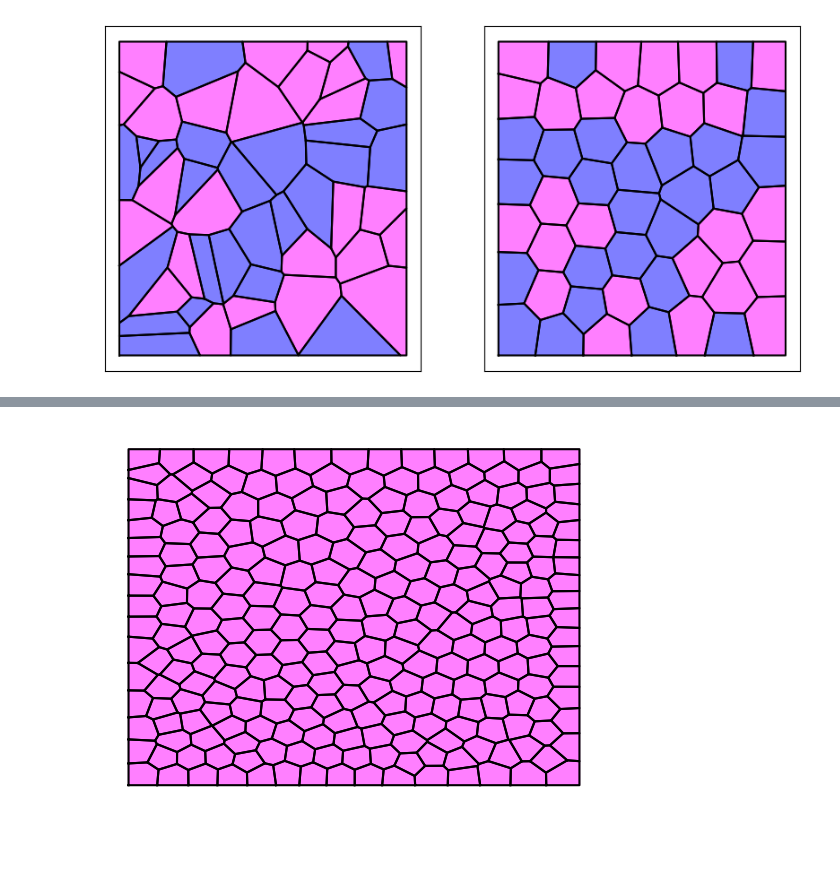
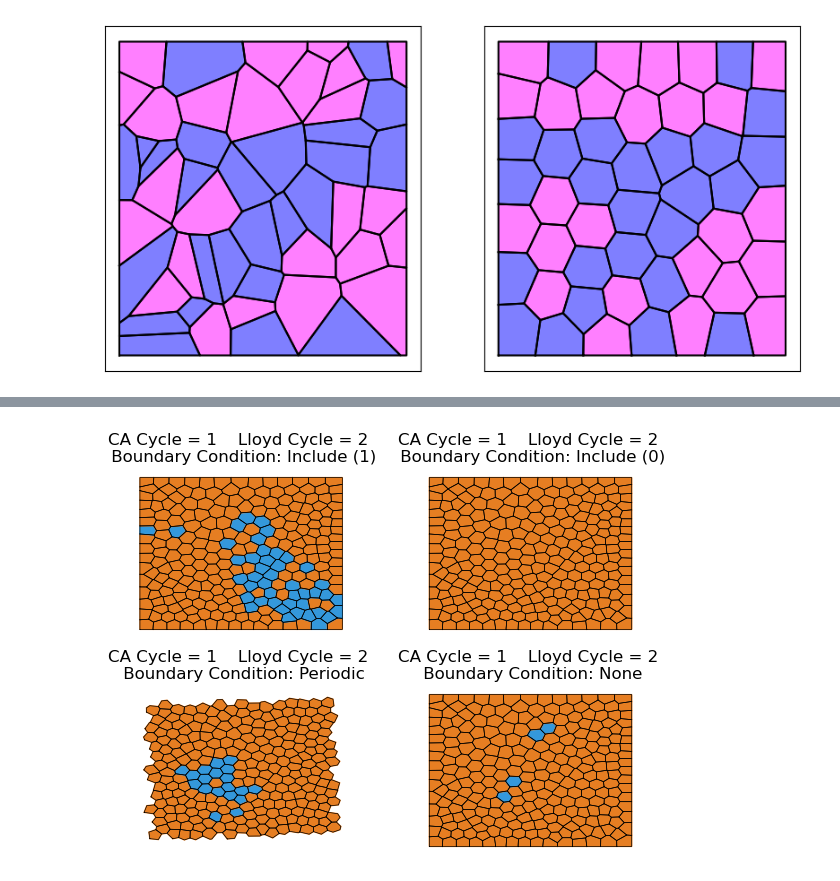
Before and after one commit to SVD1221/Fall26DirectedStudy, a Jupyter notebook: Fall26DirectedStudy/Voro_CA/Visualize_Voro_CA.ipynb, the cells around one changed output, grey strips where cells are left out. Cells and saved outputs as stored; diff of their text form; code cells hidden in the pictures; blank space fills up the shorter version.

Commit message:
animations

```diff
--- a/Fall26DirectedStudy/Voro_CA/Visualize_Voro_CA.ipynb
+++ b/Fall26DirectedStudy/Voro_CA/Visualize_Voro_CA.ipynb
@@ -111,7 +113,7 @@ for seed_ID, data in Cells.items():
 # %% [output]
 [figure]
 # %%
-file = open("output/Voro_CA_evolution.txt")
+file = open("output/static_Voro_CA/ca_evolution.txt")
 fileString = file.read().split("\n")
 file.close()
 num_seeds = int(fileString[0])
@@ -123,7 +125,7 @@ for i in range(iterations):
 fig, ax = plt.subplots()
 ax.set_axis_off()
 
-Cells = get_Voronoi_Cells_from_File("output/cellID_loc_vert.txt")
+Cells = get_Voronoi_Cells_from_File("output/static_Voro_CA/voro_seeds.txt")
 CIDs = get_IDs(Cells)
 seeds = get_Seeds(Cells)
 vertices = get_Vertices(Cells)
@@ -139,11 +141,11 @@ for i in range(iterations):
         # frame_artists.append(artist0)
         artist1, = ax.plot(verts[0], verts[1], color="black")
         frame_artists.append(artist1)
-        artist2, = ax.fill(verts[0], verts[1], color=colors[color_index], alpha=0.5)
+        artist2, = ax.fill(verts[0], verts[1], color=colors[color_index+2], alpha=0.5)
         frame_artists.append(artist2)
 
     ims.append(frame_artists)
 
 ani = animation.ArtistAnimation(fig, ims, blit=True)
-ani.save("output/static_Voro_CA_animation.gif", writer=animation.PillowWriter(fps=3))
+ani.save("output/static_Voro_CA_animation.mp4",  writer="ffmpeg", fps=3)
 # %% [output]
@@ -166,0 +162,10 @@ ca_cycle, lloyd_cycle
+# %%
+# don't touch unless you wanna start over
+CA_data_00 = np.zeros((iterations, num_seeds))
+CA_data_10 = np.zeros((iterations, num_seeds))
+CA_data_01 = np.zeros((iterations, num_seeds))
+CA_data_11 = np.zeros((iterations, num_seeds))
+Cells_00 = []
+Cells_10 = []
+Cells_01 = []
+Cells_11 = []
@@ -167,36 +184,75 @@ ca_cycle, lloyd_cycle
 # %%
-fig, ax = plt.subplots()
-ax.set_axis_off()
+fig, ax = plt.subplots(2,2)
+ax[0][0].set_axis_off()
+ax[0][1].set_axis_off()
+ax[1][0].set_axis_off()
+ax[1][1].set_axis_off()
+plt.subplots_adjust(
+    left=0.1,    # Left margin
+    right=0.9,   # Right margin
+    bottom=0.1,  # Bottom margin
+    top=0.9,     # Top margin
+    wspace=0.3,  # Width space between subplots
+    hspace=0.3   # Height space between subplots
+)
 
 i = 0
 k = 0
 ims = []
-while i < iterations:
+while i < iterations-1:
     if k % lloyd_cycle == 0:
-        Cells = get_Voronoi_Cells_from_File(f"output/dynamic_Voro_CA/cellset{i}.gnu")
-        CIDs = get_IDs(Cells)
-        seeds = get_Seeds(Cells)
-        vertices = get_Vertices(Cells)
+        CIDs_00 = get_IDs(Cells_00[i])
+        vertices_00 = get_Vertices(Cells_00[i])
+        CIDs_01 = get_IDs(Cells_01[i])
+        vertices_01 = get_Vertices(Cells_01[i])
+        CIDs_10 = get_IDs(Cells_10[i])
+        vertices_10 = get_Vertices(Cells_10[i])
+        CIDs_11 = get_IDs(Cells_11[i])
+        vertices_11 = get_Vertices(Cells_11[i])
 
     frame_artists = []
-    for j in range(len(CIDs)):
-        seed_ID, seed_loc, verts = CIDs[j], seeds[j], vertices[j]
-        color_index = int(CA_state_data[i, seed_ID])
+    for j in range(num_seeds):
+        seed_ID_00, verts_00 = CIDs_00[j], vertices_00[j]
+        color_index_00 = int(CA_data_00[i, seed_ID_00])
+        seed_ID_01, verts_01 = CIDs_01[j], vertices_01[j]
+        color_index_01 = int(CA_data_01[i, seed_ID_01])
+        seed_ID_10, verts_10 = CIDs_10[j], vertices_10[j]
+        color_index_10 = int(CA_data_10[i, seed_ID_10])
+        seed_ID_11, verts_11 = CIDs_11[j], vertices_11[j]
+        color_index_11 = int(CA_data_11[i, seed_ID_11])
 
-        # artist0, = ax.plot(seed_loc[0], seed_loc[1], "o", color="black", zorder=2)
-        # frame_artists.append(artist0)
-        artist1, = ax.plot(verts[0], verts[1], color="black")
+        ax[0][0].set_title(f"CA Cycle = {ca_cycle} \tLloyd Cycle = {lloyd_cycle} \n Boundary Condition: Include (1)".expandtabs())
+        ax[0][1].set_title(f"CA Cycle = {ca_cycle} \tLloyd Cycle = {lloyd_cycle} \n Boundary Condition: Include (0)".expandtabs())
+        ax[1][0].set_title(f"CA Cycle = {ca_cycle} \tLloyd Cycle = {lloyd_cycle} \n Boundary Condition: Periodic".expandtabs())
+        ax[1][1].set_title(f"CA Cycle = {ca_cycle} \tLloyd Cycle = {lloyd_cycle} \n Boundary Condition: None".expandtabs())
+
+        artist1, = ax[0][0].plot(verts_00[0], verts_00[1], color="black", linewidth=0.5)
         frame_artists.append(artist1)
-        artist2, = ax.fill(verts[0], verts[1], color=colors[color_index], alpha=0.5)
+        artist2, = ax[0][0].fill(verts_00[0], verts_00[1], color=colors[color_index_00+3], alpha=1)
         frame_artists.append(artist2)
+
+        artist3, = ax[0][1].plot(verts_01[0], verts_01[1], color="black", linewidth=0.5)
+        frame_artists.append(artist3)
+        artist4, = ax[0][1].fill(verts_01[0], verts_01[1], color=colors[color_index_01+3], alpha=1)
+        frame_artists.append(artist4)
+
+        artist5, = ax[1][0].plot(verts_10[0], verts_10[1], color="black", linewidth=0.5)
+        frame_artists.append(artist5)
+        artist6, = ax[1][0].fill(verts_10[0], verts_10[1], color=colors[color_index_10+3], alpha=1)
+        frame_artists.append(artist6)
+
+        artist7, = ax[1][1].plot(verts_11[0], verts_11[1], color="black", linewidth=0.5)
+        frame_artists.append(artist7)
+        artist8, = ax[1][1].fill(verts_11[0], verts_11[1], color=colors[color_index_11+3], alpha=1)
+        frame_artists.append(artist8)
 
     if k % ca_cycle == 0:
         i += 1
 
     k += 1
     ims.append(frame_artists)
 
 ani = animation.ArtistAnimation(fig, ims, blit=True)
-ani.save("output/dynamic_Voro_CA_animation.gif", writer=animation.PillowWriter(fps=10))
+ani.save("output/dynamic_Voro_CA_animation.mp4",  writer="ffmpeg", fps=3)
 # %% [output]
-[figure, old version]
+[figure, new version]
```
Also changed, not shown: parts of 10 cells of this notebook, 26 other files.
